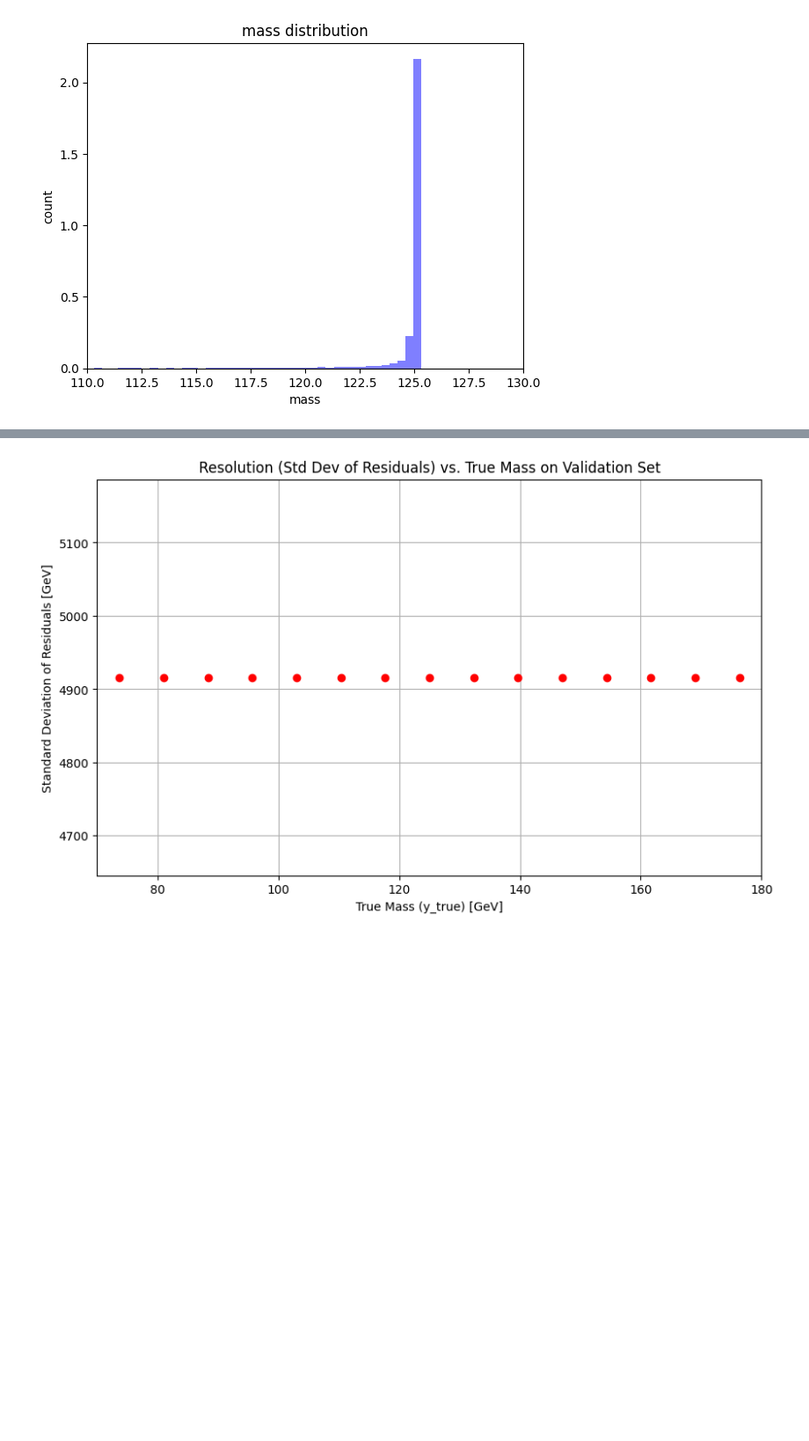
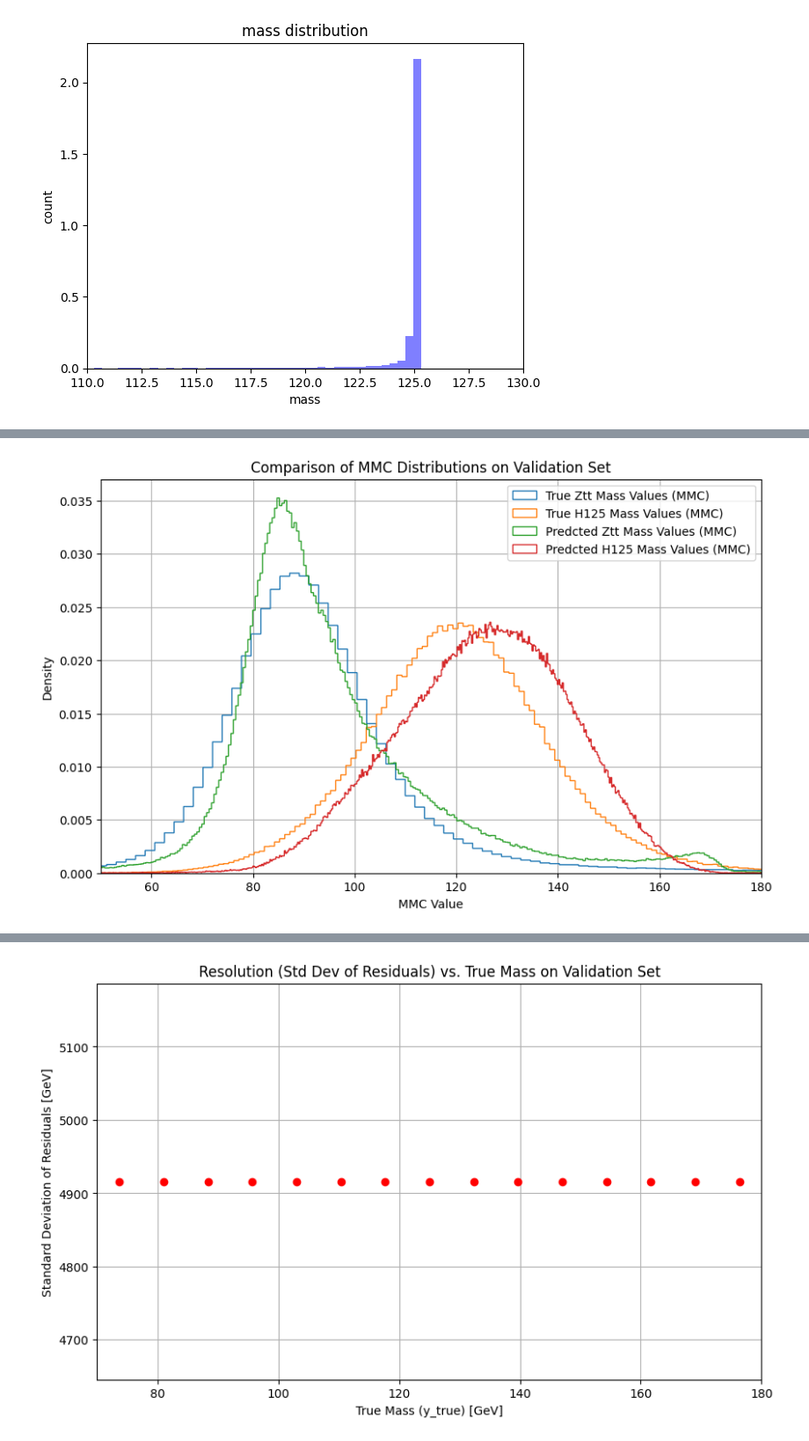
Before and after one commit to Patrik1van/HiggsAnalysisBc, a Jupyter notebook: main.ipynb, the cells around one changed output, grey strips where cells are left out. Shown: that part at 88% size. Saved outputs shown, nothing was run; the diff lists cells and outputs as text; code cells hidden in the pictures; blank space fills up the shorter version.

```diff
--- a/main.ipynb
+++ b/main.ipynb
@@ -100,0 +298,15 @@ y_true = np.array(extract_data(dataset.val_dataset.map(pick_only_mmc)))
+# %%
+plt.figure(figsize=(10, 6))
+plt.hist(y_true_Ztt, bins=1000, histtype='step', label=f'True Ztt Mass Values (MMC)', density=True)
+plt.hist(y_true_h125, bins=1000, histtype='step', label=f'True H125 Mass Values (MMC)', density=True)
+plt.hist(y_pred_Ztt, bins=1000, histtype='step', label=f'Predcted Ztt Mass Values (MMC)', density=True)
+plt.hist(y_pred, bins=1000, histtype='step', label=f'Predcted H125 Mass Values (MMC)', density=True)
+plt.xlabel("MMC Value")
+plt.ylabel("Density")
+plt.xlim(50, 180)
+plt.title("Comparison of MMC Distributions on Validation Set")
+plt.legend()
+plt.grid(True)
+plt.savefig("mmc_distribution_comparison.png", dpi=300)
+# %% [output]
+[figure, added]
```
Also changed, not shown: parts of 16 cells of this notebook, 4 other files.
